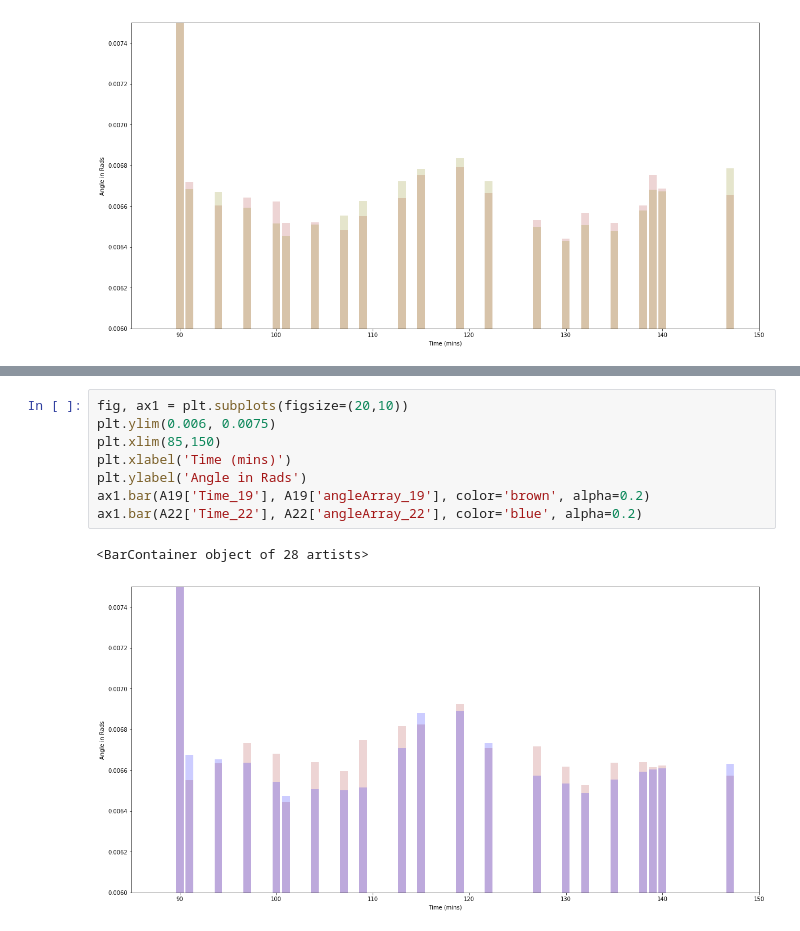
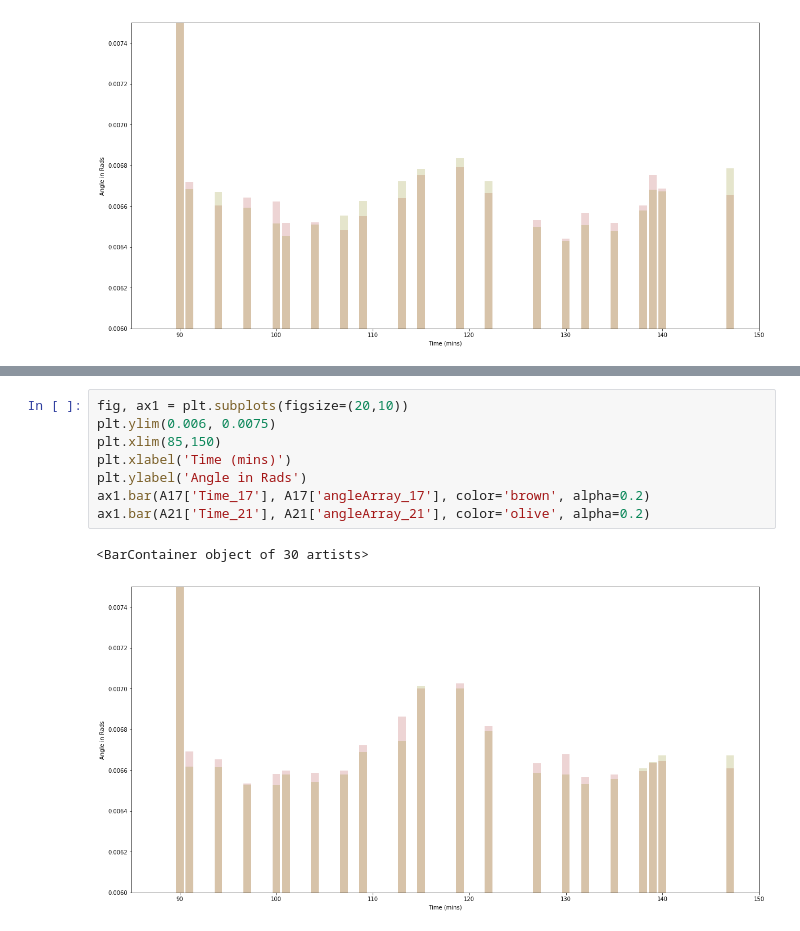
Before and after one commit to mehdig-exe/Third-Year-Project, a Jupyter notebook: Yuying/Weekly_Results/Fourth-week-Copy1.ipynb, the cells around one changed output, grey strips where cells are left out. Cells and saved outputs as stored; diff of their text form.

```diff
--- a/Yuying/Weekly_Results/Fourth-week-Copy1.ipynb
+++ b/Yuying/Weekly_Results/Fourth-week-Copy1.ipynb
@@ -924,11 +963,11 @@ ax1.bar(A26['Time_26'], A26['angleArray_26'], color='olive', alpha=0.2)
 # %%
 fig, ax1 = plt.subplots(figsize=(20,10))
 plt.ylim(0.006, 0.0075)
 plt.xlim(85,150)
 plt.xlabel('Time (mins)')
 plt.ylabel('Angle in Rads')
-ax1.bar(A19['Time_19'], A19['angleArray_19'], color='brown', alpha=0.2)
-ax1.bar(A22['Time_22'], A22['angleArray_22'], color='blue', alpha=0.2)
+ax1.bar(A17['Time_17'], A17['angleArray_17'], color='brown', alpha=0.2)
+ax1.bar(A21['Time_21'], A21['angleArray_21'], color='olive', alpha=0.2)
 # %% [output]
-<BarContainer object of 28 artists>
+<BarContainer object of 30 artists>
-[figure, old version]
+[figure, new version]
```
Also changed, not shown: parts of 3 cells of this notebook.
